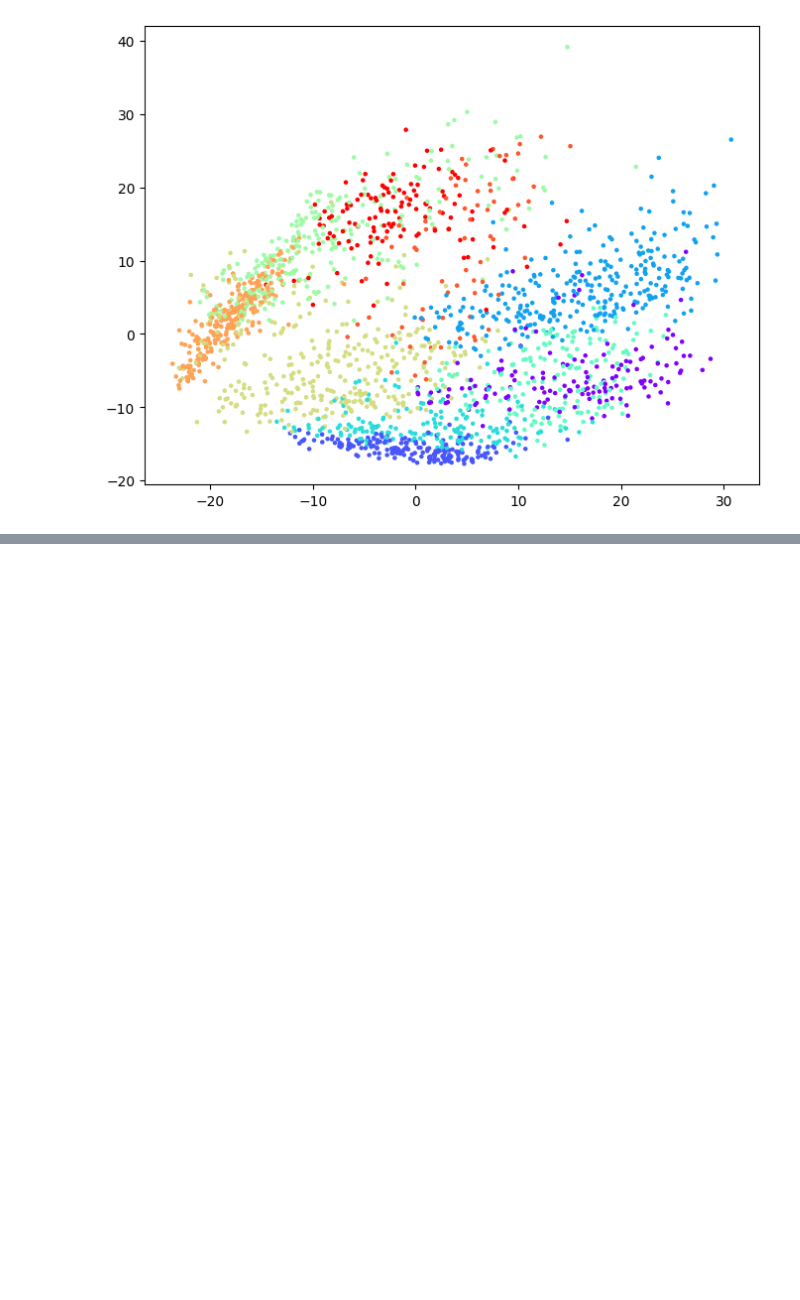
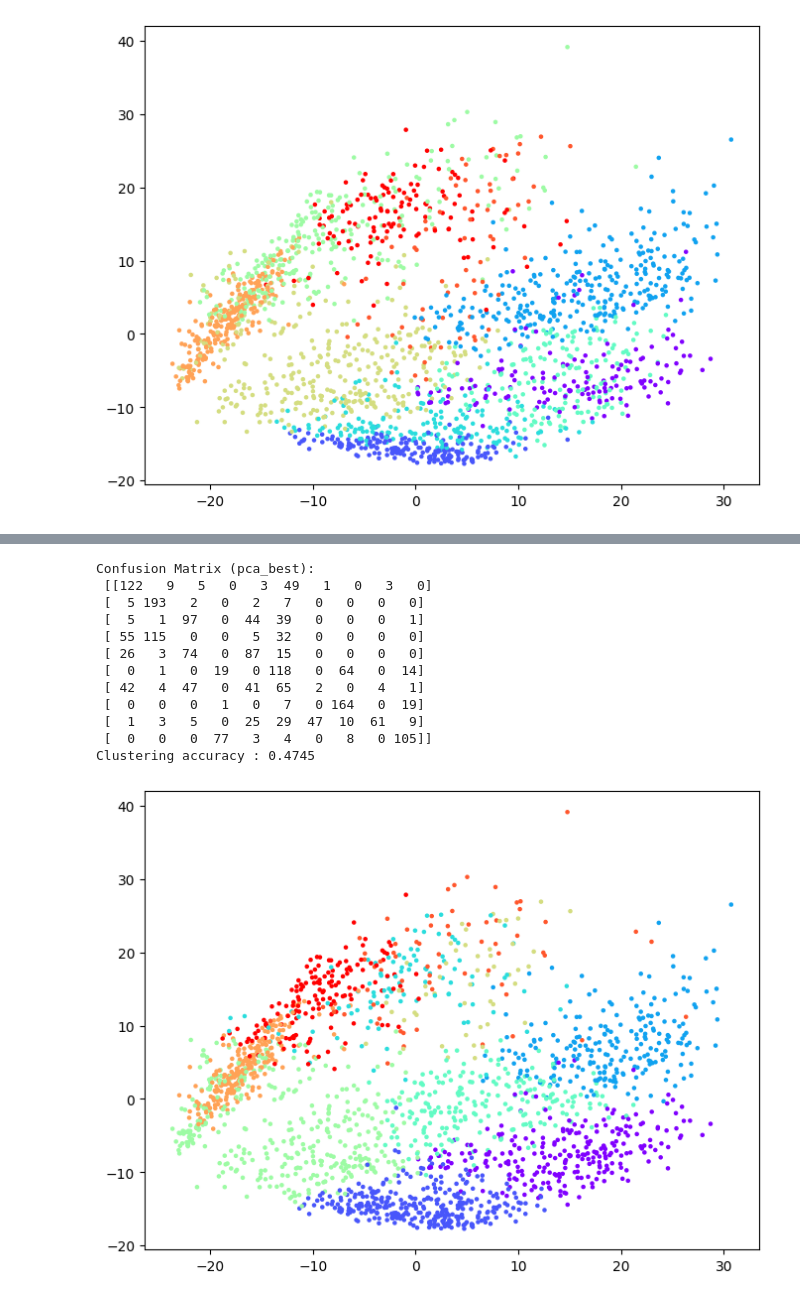
Before and after one commit to yiheng870106/Mathematics-of-Data-Science-Project-2-yiheng, a Jupyter notebook: project2.ipynb, the cells around one changed output, grey strips where cells are left out. Drawn from its saved outputs; the diff is of its cells as text; code cells hidden in the pictures; blank space fills up the shorter version.

```diff
--- a/project2.ipynb
+++ b/project2.ipynb
@@ -481,0 +478,35 @@ Clustering accuracy : 0.454
+# %%
+pca_best = PCA(n_components=96)
+X_pca_best = pca_best.fit_transform(X_sub)
+
+kmeans_pca_best = KMeans(n_clusters=10, random_state=1).fit(X_pca_best)
+y_kmeans_pca_best = kmeans_pca_best.labels_
+
+cm_pca_best = confusion_matrix(y_sub, y_kmeans_pca_best)
+row_ind_pca_best, col_ind_pca_best = linear_sum_assignment(-cm_pca_best)
+map_pca_best = dict(zip(col_ind_pca_best, row_ind_pca_best))
+y_kmeans_aligned_pca_best = np.array([map_pca_best[label] for label in y_kmeans_pca_best])
+print("Confusion Matrix (pca_best): \n", confusion_matrix(y_sub, y_kmeans_aligned_pca_best))
+
+accuracy = np.mean(y_kmeans_aligned_pca_best == y_sub)
+print("Clustering accuracy :", accuracy)
+
+pca2 = PCA(n_components=2)
+X_pca2_pca_best = pca2.fit_transform(X_pca_best)
+plt.figure(figsize=(8,6))
+plt.scatter(X_pca2_pca_best[:,0],X_pca2_pca_best[:,1],c=y_kmeans_aligned_pca_best, s=5, cmap="rainbow")
+plt.show()
+# %% [output]
+Confusion Matrix (pca_best):
+ [[122   9   5   0   3  49   1   0   3   0]
+ [  5 193   2   0   2   7   0   0   0   0]
+ [  5   1  97   0  44  39   0   0   0   1]
+ [ 55 115   0   0   5  32   0   0   0   0]
+ [ 26   3  74   0  87  15   0   0   0   0]
+ [  0   1   0  19   0 118   0  64   0  14]
+ [ 42   4  47   0  41  65   2   0   4   1]
+ [  0   0   0   1   0   7   0 164   0  19]
+ [  1   3   5   0  25  29  47  10  61   9]
+ [  0   0   0  77   3   4   0   8   0 105]]
+Clustering accuracy : 0.4745
+[figure, added]
```
Also changed, not shown: parts of 2 cells of this notebook.
